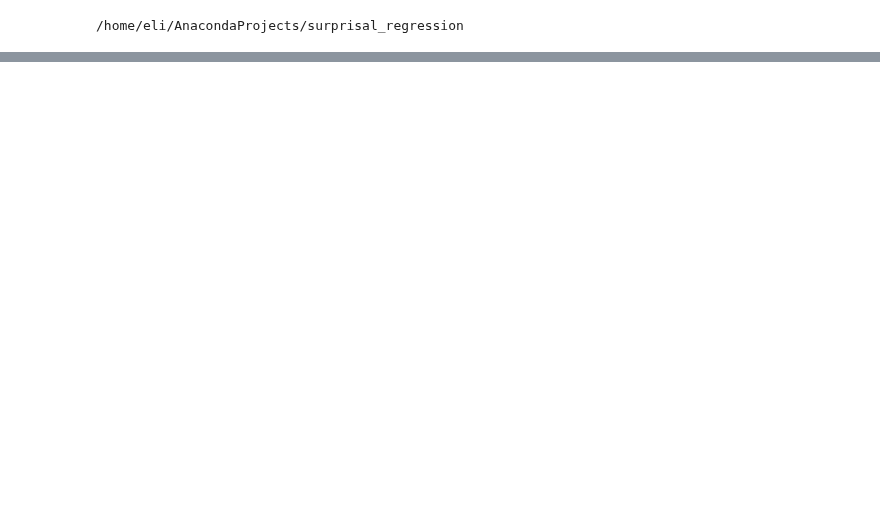
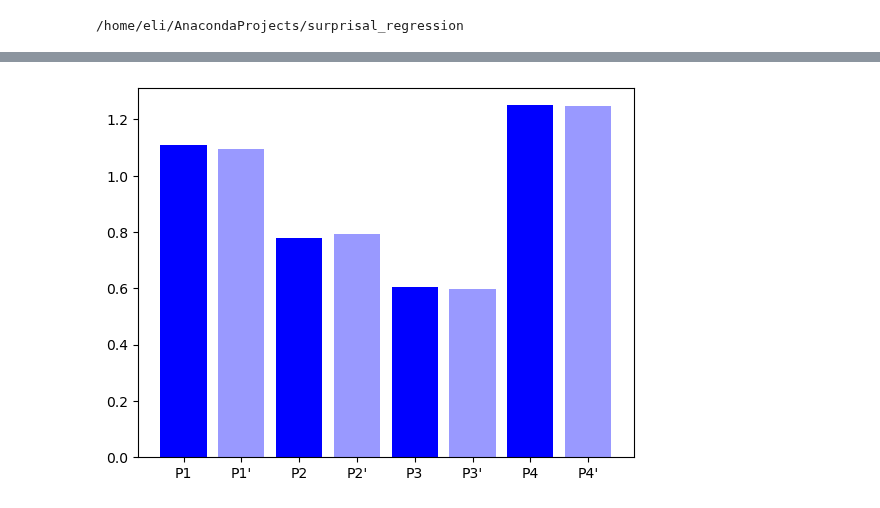
Before and after one commit to BastosLab/surprisal_regression, a Jupyter notebook: notebooks/C31-ses-230630/PFC/ablate_all.ipynb, the cells around one changed output, grey strips where cells are left out. Cells and saved outputs as stored; diff of their text form; code cells hidden in the pictures; blank space fills up the shorter version.

```diff
--- a/notebooks/C31-ses-230630/PFC/ablate_all.ipynb
+++ b/notebooks/C31-ses-230630/PFC/ablate_all.ipynb
@@ -49,0 +88,4 @@ tensor([1.0008, 1.0008], grad_fn=<ExpBackward0>)
+# %%
+comparison_plot(go_trials())
+# %% [output]
+[figure, added]
```
Also changed, not shown: parts of 10 cells of this notebook, 7 other files.
